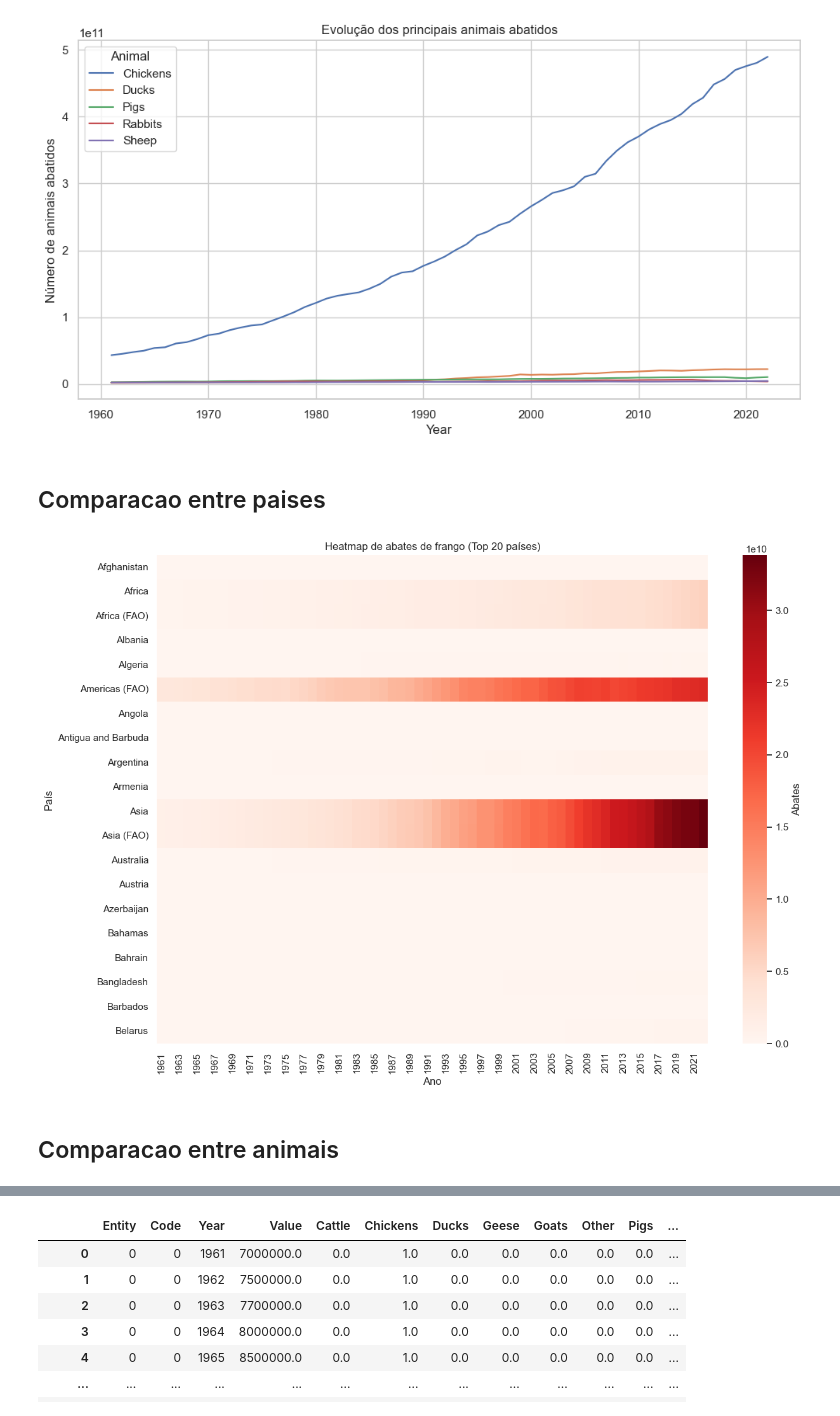
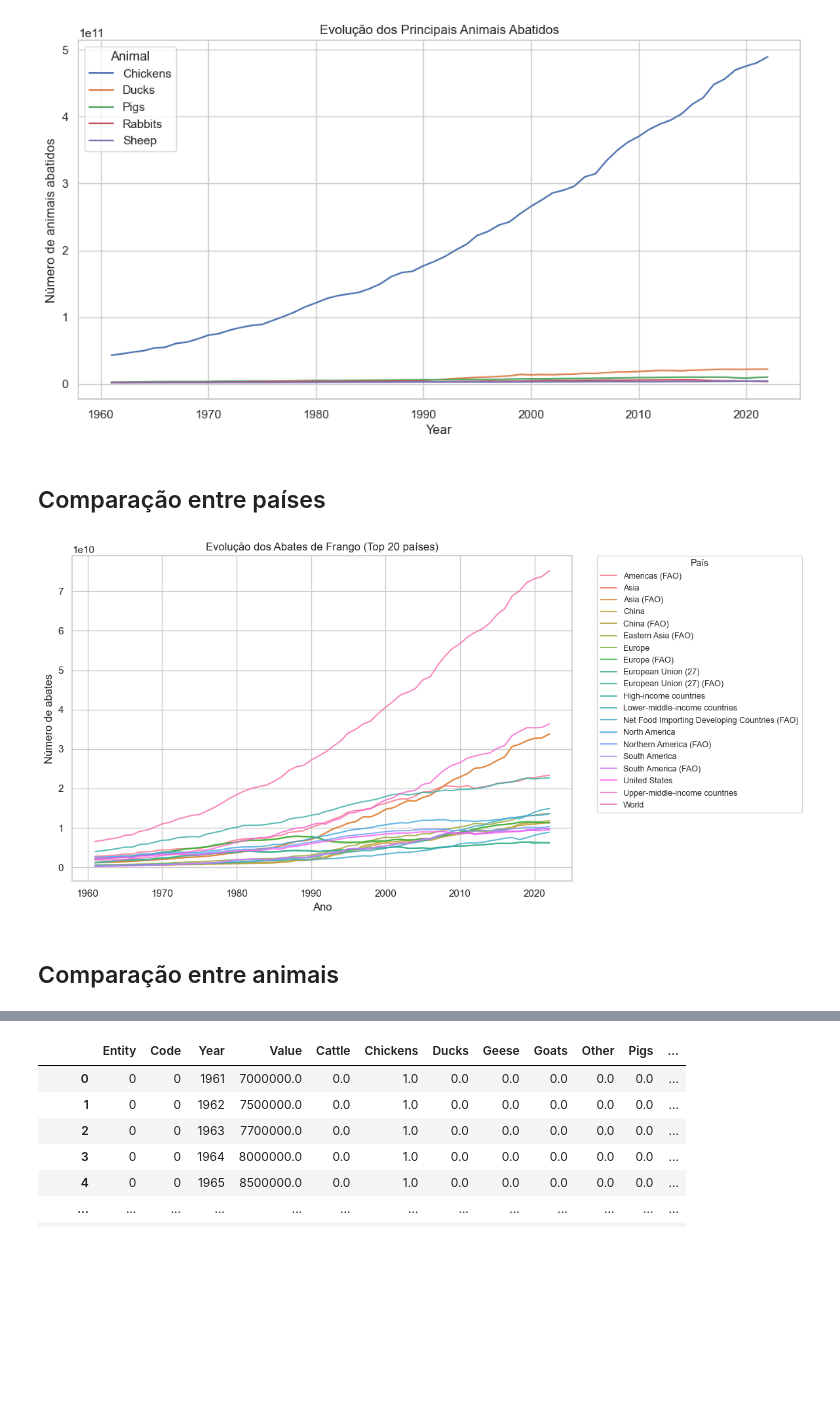
Before and after one commit to ZETA-Inter/analise-exploratoria, a Jupyter notebook: pipeline.ipynb, the cells around one changed output, grey strips where cells are left out. Saved outputs shown, nothing was run; the diff lists cells and outputs as text; code cells hidden in the pictures; blank space fills up the shorter version.

```diff
--- a/pipeline.ipynb
+++ b/pipeline.ipynb
@@ -164,20 +164,39 @@ plt.show()
 # %% [output]
 [figure]
 # %% [markdown]
-## Comparacao entre paises
+## Comparação entre países
 # %%
+df_chicken = df[df["Animal"]=="Chickens"]
+df_pivot = df_chicken.pivot_table(index="Entity", columns="Year", values="Value", aggfunc="sum").fillna(0)
 
-df_chicken = df[df["Animal"]=="Chickens"]
-df_pivot = df_chicken.pivot_table(index="Entity", columns="Year", values="Value", aggfunc="sum")
+# Top 20 países com mais abates
+top20 = df_pivot.sum(axis=1).sort_values(ascending=False).head(20).index
+df_chicken_top = df_chicken[df_chicken["Entity"].isin(top20)]
 
-plt.figure(figsize=(14,10))
-sns.heatmap(df_pivot.fillna(0).iloc[:20, :], cmap="Reds", cbar_kws={'label': 'Abates'})
-plt.title("Heatmap de abates de frango (Top 20 países)")
+plt.figure(figsize=(12,6))
+sns.lineplot(
+    data=df_chicken_top,
+    x="Year",
+    y="Value",
+    hue="Entity",           # adiciona legenda por país
+    linewidth=1.5,
+    alpha=0.8
+)
+plt.title("Evolução dos Abates de Frango (Top 20 países)")
+plt.ylabel("Número de abates")
 plt.xlabel("Ano")
-plt.ylabel("País")
+plt.legend(
+    title="País",
+    bbox_to_anchor=(1.05, 1),  # posiciona a legenda fora do gráfico
+    loc='upper left',
+    borderaxespad=0,
+    fontsize=9,
+    title_fontsize=10
+)
+plt.tight_layout()
 plt.show()
 # %% [output]
-[figure, old version]
+[figure, new version]
 # %% [markdown]
-## Comparacao entre animais
+## Comparação entre animais
 # %%
```
Also changed, not shown: parts of 16 cells of this notebook, 3 other files.
